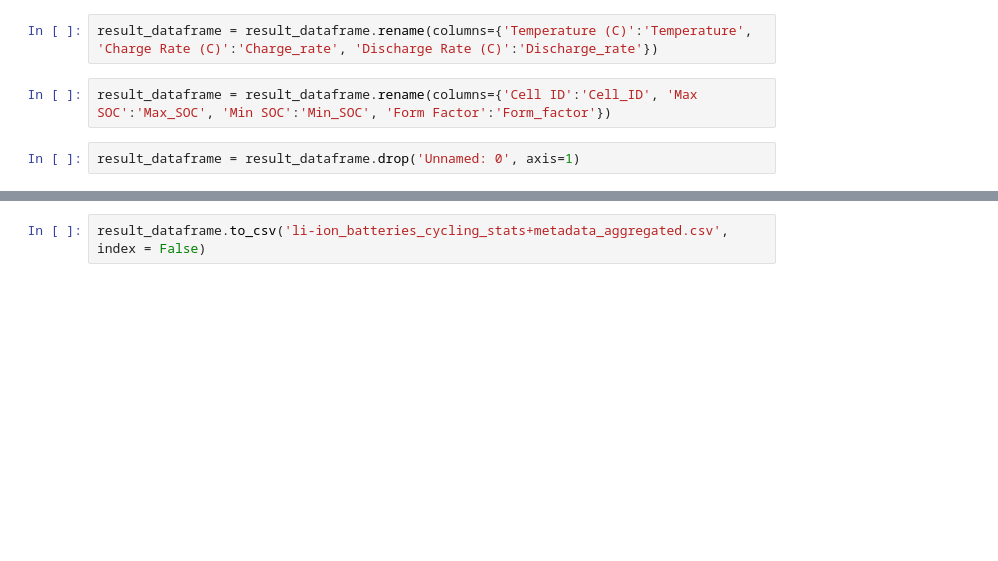
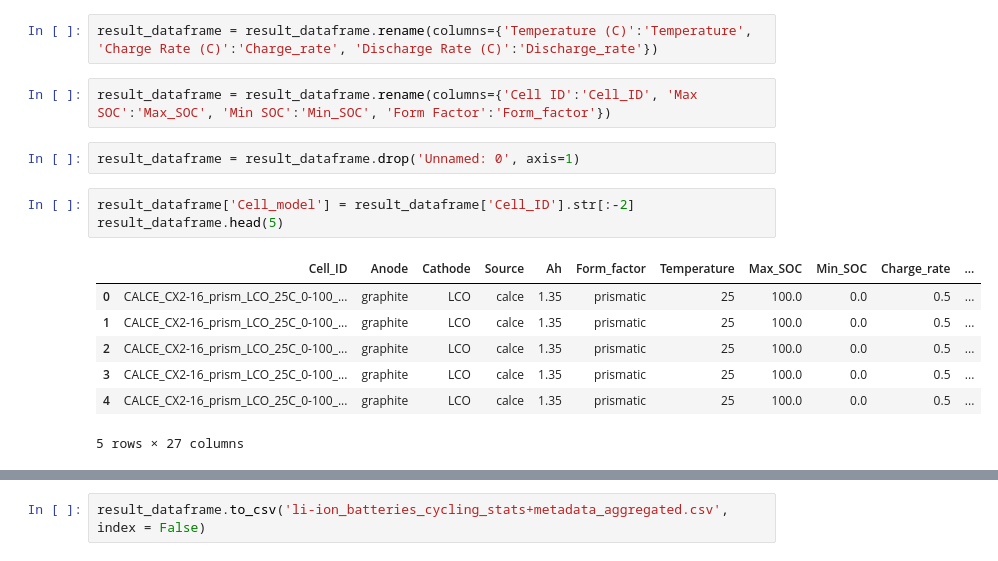
Before and after one commit to iociveteres/ML-project, a Jupyter notebook: merge_notebook.ipynb, the cells around one changed output, grey strips where cells are left out. Cells and saved outputs as stored; diff of their text form; blank space fills up the shorter version.

```diff
--- a/merge_notebook.ipynb
+++ b/merge_notebook.ipynb
@@ -66,6 +66,17 @@ result_dataframe = result_dataframe.rename(columns={'Temperature (C)':'Temperatu
 result_dataframe = result_dataframe.rename(columns={'Cell ID':'Cell_ID', 'Max SOC':'Max_SOC', 'Min SOC':'Min_SOC', 'Form Factor':'Form_factor'})
 # %%
 result_dataframe = result_dataframe.drop('Unnamed: 0', axis=1)
+# %%
+result_dataframe['Cell_model'] = result_dataframe['Cell_ID'].str[:-2]
+result_dataframe.head(5)
+# %% [output]
+|  | Cell_ID | Anode | Cathode | Source | Ah | Form_factor | Temperature | Max_SOC | Min_SOC | Charge_rate | ... |
+| 0 | CALCE_CX2-16_prism_LCO_25C_0-100_... | graphite | LCO | calce | 1.35 | prismatic | 25 | 100.0 | 0.0 | 0.5 | ... |
+| 1 | CALCE_CX2-16_prism_LCO_25C_0-100_... | graphite | LCO | calce | 1.35 | prismatic | 25 | 100.0 | 0.0 | 0.5 | ... |
+| 2 | CALCE_CX2-16_prism_LCO_25C_0-100_... | graphite | LCO | calce | 1.35 | prismatic | 25 | 100.0 | 0.0 | 0.5 | ... |
+| 3 | CALCE_CX2-16_prism_LCO_25C_0-100_... | graphite | LCO | calce | 1.35 | prismatic | 25 | 100.0 | 0.0 | 0.5 | ... |
+| 4 | CALCE_CX2-16_prism_LCO_25C_0-100_... | graphite | LCO | calce | 1.35 | prismatic | 25 | 100.0 | 0.0 | 0.5 | ... |
+5 rows × 27 columns
 # %%
 cols = result_dataframe.columns.tolist()
 cols
```
Also changed, not shown: parts of 3 cells of this notebook, 1 other file.
